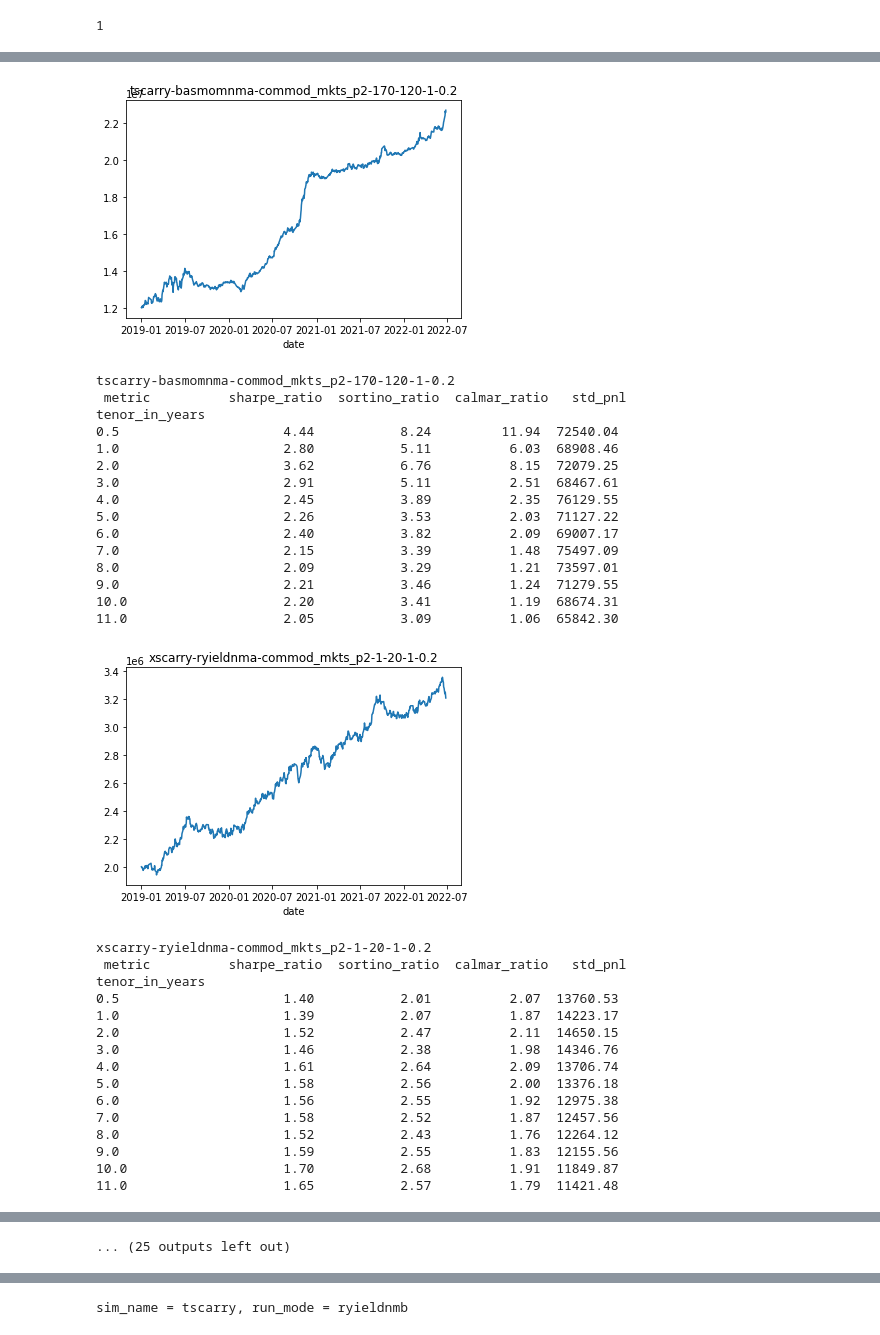
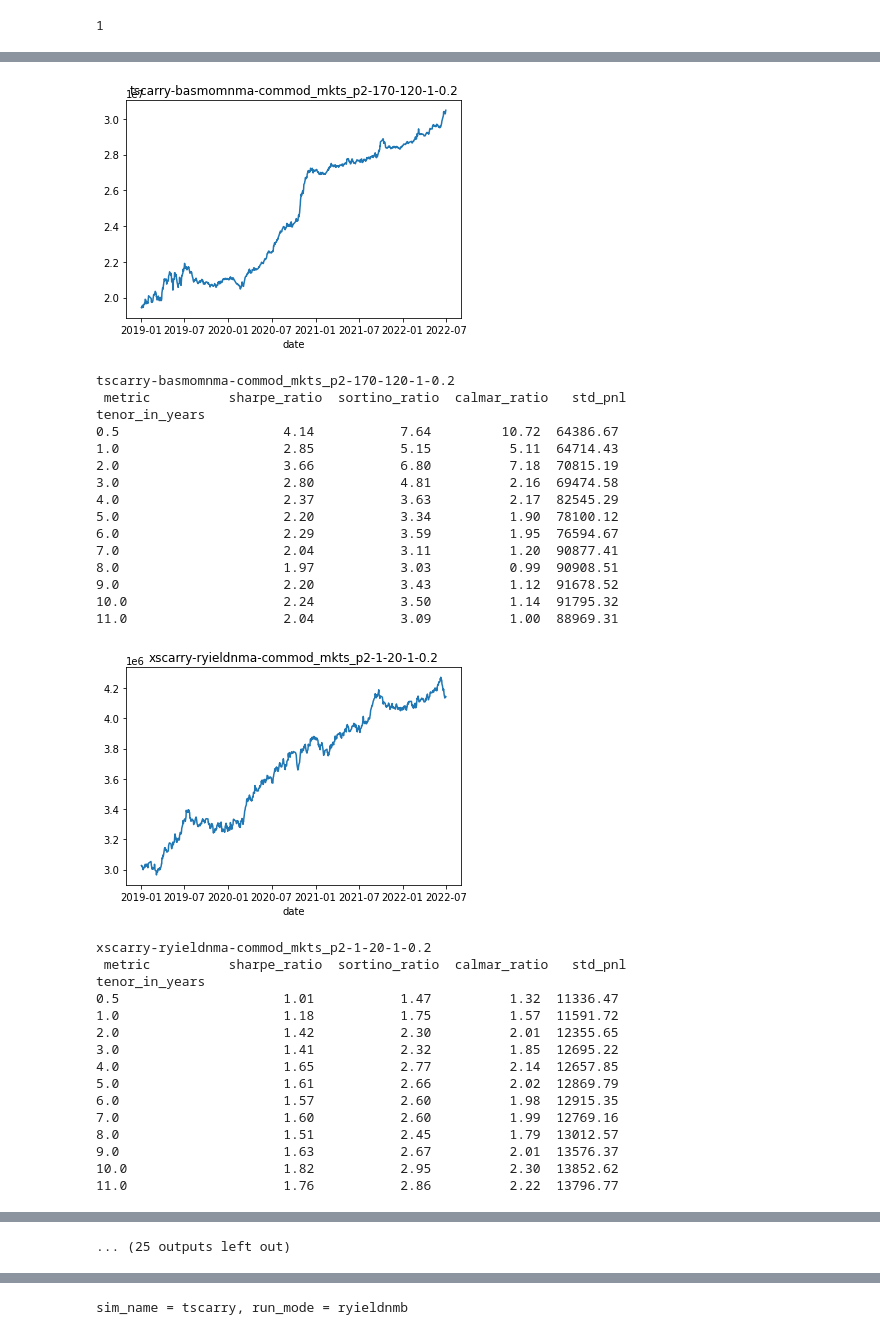
Before and after one commit to harvey1673/pyktrader3, a Jupyter notebook: bktest/bktest_factor_port.ipynb, the cells around one changed output, grey strips where cells are left out. Cells and saved outputs as stored; diff of their text form; code cells hidden in the pictures.

```diff
--- a/bktest/bktest_factor_port.ipynb
+++ b/bktest/bktest_factor_port.ipynb
@@ -109,7 +111,7 @@ field_list = ['open', 'high', 'low', 'close', 'volume', 'openInterest', 'contrac
 factor_list = ['lrstd','upstd','lrskew','lrkurt','mincnt','volmf','oimf','trdstr','volmfratio']
 shared_cols = ['date', 'split_idx']
 start_date = datetime.date(2011, 1, 1)
-end_date = datetime.date(2022, 6, 24)
+end_date = datetime.date(2022, 7, 1)
 
 delimiter = '-'
 rev_char = '!'
@@ -970,12 +972,12 @@ product_name = 'commod_mkts_p2' # 'metal_mixed_mkts' #
 scenarios = scenarios_elite
 
 start_date = datetime.date(2011,1,1)
-end_date = datetime.date(2022,6,24)
+end_date = datetime.date(2022,7,1)
 
 quantile = 0.2
 cost_ratio = 0.5
 total_risk = 4400.0
-asset_scaling = False
+asset_scaling = True
 pos_std = 1
 std_win = 20
 win = 60
@@ -1097,32 +1099,32 @@ tenor_in_years
-[figure, old version]
+[figure, new version]
 tscarry-basmomnma-commod_mkts_p2-170-120-1-0.2
  metric          sharpe_ratio  sortino_ratio  calmar_ratio   std_pnl
 tenor_in_years
-0.5                     4.44           8.24         11.94  72540.04
-1.0                     2.80           5.11          6.03  68908.46
-2.0                     3.62           6.76          8.15  72079.25
-3.0                     2.91           5.11          2.51  68467.61
-4.0                     2.45           3.89          2.35  76129.55
-5.0                     2.26           3.53          2.03  71127.22
-6.0                     2.40           3.82          2.09  69007.17
-7.0                     2.15           3.39          1.48  75497.09
-8.0                     2.09           3.29          1.21  73597.01
-9.0                     2.21           3.46          1.24  71279.55
-10.0                    2.20           3.41          1.19  68674.31
-11.0                    2.05           3.09          1.06  65842.30
+0.5                     4.14           7.64         10.72  64386.67
+1.0                     2.85           5.15          5.11  64714.43
+2.0                     3.66           6.80          7.18  70815.19
+3.0                     2.80           4.81          2.16  69474.58
+4.0                     2.37           3.63          2.17  82545.29
+5.0                     2.20           3.34          1.90  78100.12
+6.0                     2.29           3.59          1.95  76594.67
+7.0                     2.04           3.11          1.20  90877.41
+8.0                     1.97           3.03          0.99  90908.51
+9.0                     2.20           3.43          1.12  91678.52
+10.0                    2.24           3.50          1.14  91795.32
+11.0                    2.04           3.09          1.00  88969.31
-[figure, old version]
+[figure, new version]
 xscarry-ryieldnma-commod_mkts_p2-1-20-1-0.2
  metric          sharpe_ratio  sortino_ratio  calmar_ratio   std_pnl
 tenor_in_years
-0.5                     1.40           2.01          2.07  13760.53
-1.0                     1.39           2.07          1.87  14223.17
-2.0                     1.52           2.47          2.11  14650.15
-3.0                     1.46           2.38          1.98  14346.76
-4.0                     1.61           2.64          2.09  13706.74
-5.0                     1.58           2.56          2.00  13376.18
-6.0                     1.56           2.55          1.92  12975.38
-7.0                     1.58           2.52          1.87  12457.56
-8.0                     1.52           2.43          1.76  12264.12
-9.0                     1.59           2.55          1.83  12155.56
-10.0                    1.70           2.68          1.91  11849.87
-11.0                    1.65           2.57          1.79  11421.48
+0.5                     1.01           1.47          1.32  11336.47
+1.0                     1.18           1.75          1.57  11591.72
+2.0                     1.42           2.30          2.01  12355.65
+3.0                     1.41           2.32          1.85  12695.22
+4.0                     1.65           2.77          2.14  12657.85
+5.0                     1.61           2.66          2.02  12869.79
+6.0                     1.57           2.60          1.98  12915.35
+7.0                     1.60           2.60          1.99  12769.16
+8.0                     1.51           2.45          1.79  13012.57
+9.0                     1.63           2.67          2.01  13576.37
+10.0                    1.82           2.95          2.30  13852.62
+11.0                    1.76           2.86          2.22  13796.77
```
Also changed, not shown: parts of 6 cells of this notebook, 32 other files.
